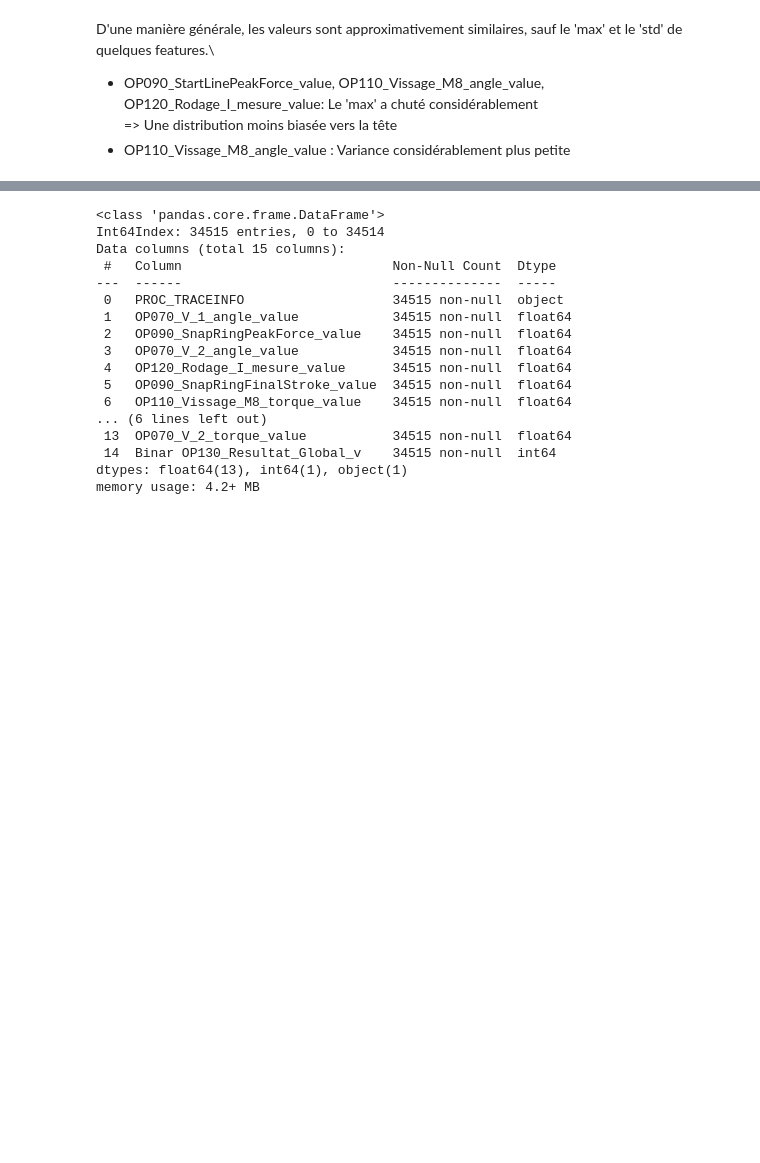
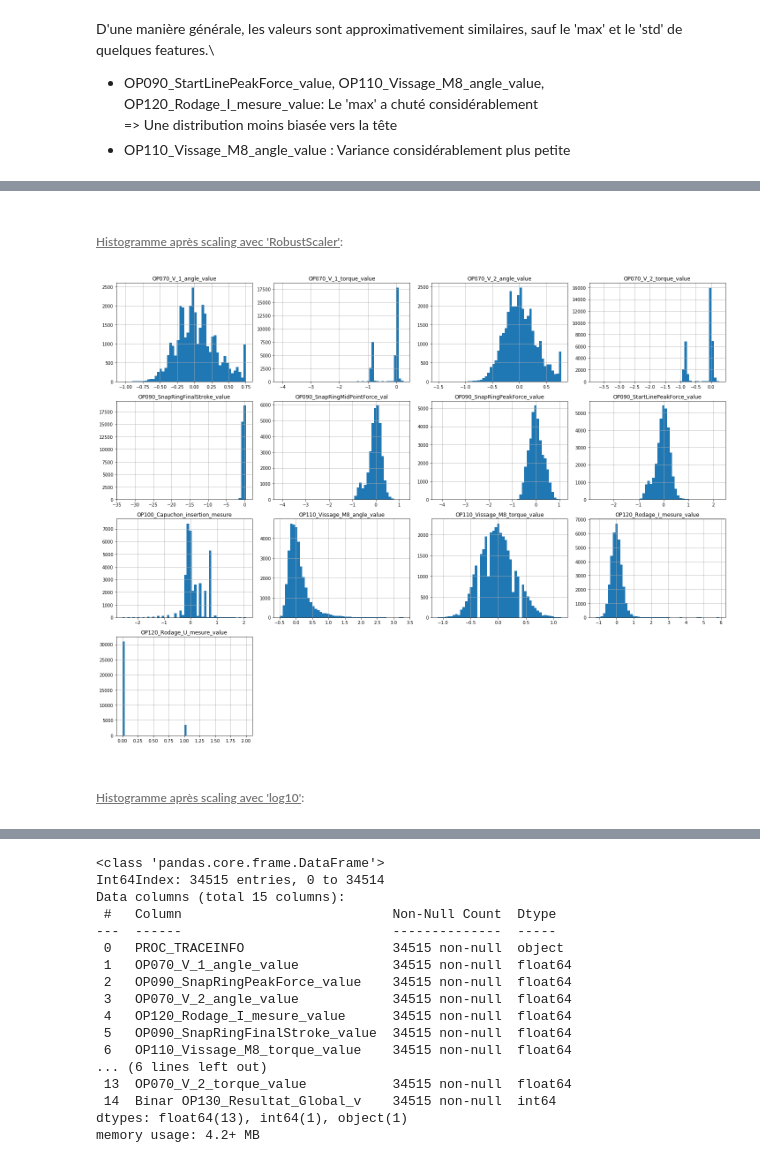
Before and after one commit to W-Alphonse/EXED-Training, a Jupyter notebook: ___VALEO/src/notebooks/valeo.ipynb, the cells around one changed output, grey strips where cells are left out. Drawn from its saved outputs; the diff is of its cells as text; code cells hidden in the pictures; blank space fills up the shorter version.

```diff
--- a/___VALEO/src/notebooks/valeo.ipynb
+++ b/___VALEO/src/notebooks/valeo.ipynb
@@ -277,3 +277,17 @@ plt.show()
+# %% [markdown]
+######  <u>Histogramme après scaling avec 'RobustScaler'</u>:
+# %%
+from sklearn.preprocessing import RobustScaler
+cols = X_data_transformed.columns
+scaler  =  RobustScaler(with_centering=True, with_scaling=True, quantile_range=(5.0, 95.0))
+X_data_transformed_scaled = pd.DataFrame(scaler.fit_transform(X_data_transformed))
+X_data_transformed_scaled.columns = cols
+ImgUtil.save_df_hist_plot(X_data_transformed_scaled,"X_data_transformed_robust_scaled")
+plt.show()
+# %% [output]
+[figure, added]
+# %% [markdown]
+######  <u>Histogramme après scaling avec 'log10'</u>:
 # %%
 tsf = transf.Transformer()
 X_data_offset_1 = X_data + 1
```
Also changed, not shown: parts of 31 cells of this notebook, 1 other file.
